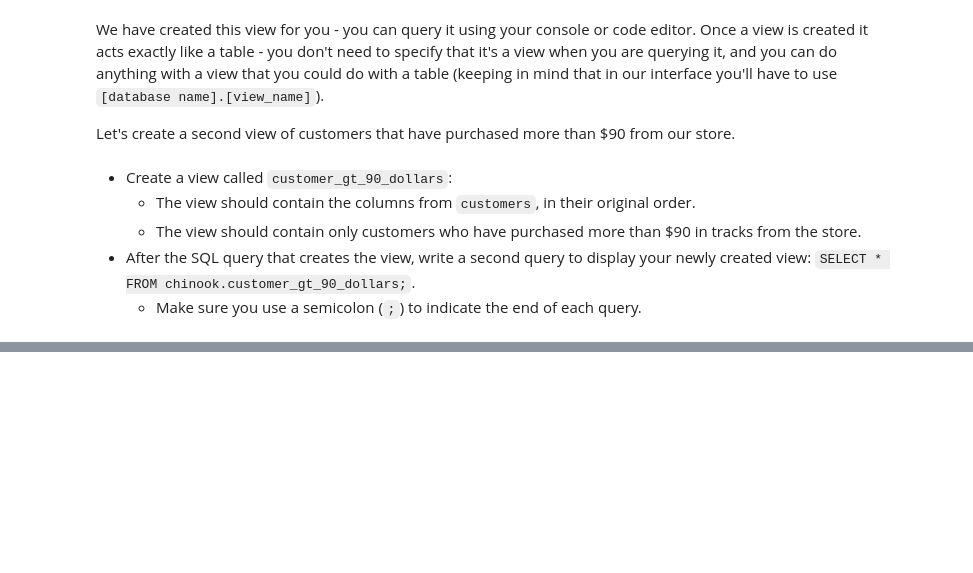
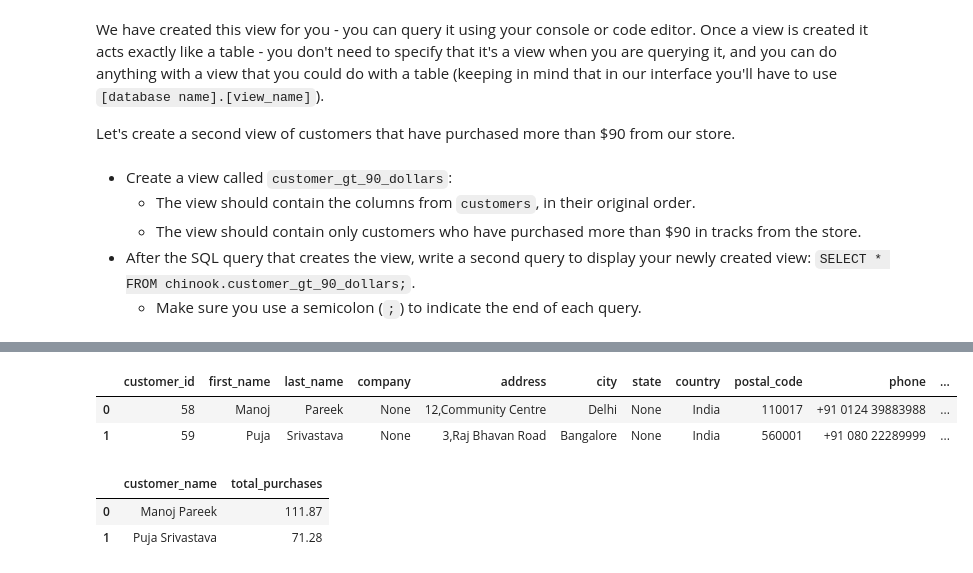
Before and after one commit to choigww/dev-mooc, a Jupyter notebook: dataquest-data-scientist-path/4. Working with Data Sources/sql-intermediate-table-relations-and-joins/building-and-organizing-complex-queries.ipynb, the cells around one changed output, grey strips where cells are left out. Drawn from its saved outputs; the diff is of its cells as text; code cells hidden in the pictures; blank space fills up the shorter version.

```diff
--- a/dataquest-data-scientist-path/4. Working with Data Sources/sql-intermediate-table-relations-and-joins/building-and-organizing-complex-queries.ipynb
+++ b/dataquest-data-scientist-path/4. Working with Data Sources/sql-intermediate-table-relations-and-joins/building-and-organizing-complex-queries.ipynb
@@ -342,0 +554,39 @@ pd.read_sql('SELECT * FROM customer_gt_90_dollars;', conn)
+# %%
+# check the name format of country in 'customer' table
+
+q = '''
+    SELECT * FROM customer
+    WHERE country = 'India'
+'''
+pd.read_sql(q, conn)
+# %% [output]
+|  | customer_id | first_name | last_name | company | address | city | state | country | postal_code | phone | ... |
+| 0 | 58 | Manoj | Pareek | None | 12,Community Centre | Delhi | None | India | 110017 | +91 0124 39883988 | ... |
+| 1 | 59 | Puja | Srivastava | None | 3,Raj Bhavan Road | Bangalore | None | India | 560001 | +91 080 22289999 | ... |
+# %%
+q = '''
+    WITH
+
+        india AS
+            (SELECT * FROM customer
+            WHERE country = 'India'),
+
+        total_payment AS
+            (SELECT customer_id,
+                    SUM(total) total_purchases
+            FROM invoice
+            GROUP BY customer_id)
+
+    SELECT I.first_name || " " || I.last_name customer_name,
+            TP.total_purchases total_purchases
+
+    FROM india I
+    INNER JOIN total_payment TP
+    ON I.customer_id = TP.customer_id
+'''
+
+pd.read_sql(q, conn)
+# %% [output]
+|  | customer_name | total_purchases |
+| 0 | Manoj Pareek | 111.87 |
+| 1 | Puja Srivastava | 71.28 |
```
Also changed, not shown: parts of 18 cells of this notebook, 2 other files.
